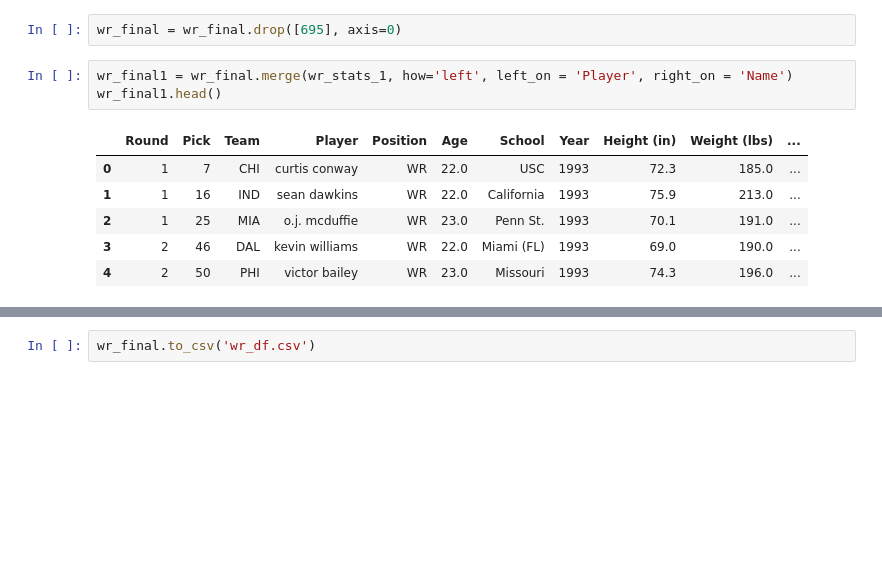
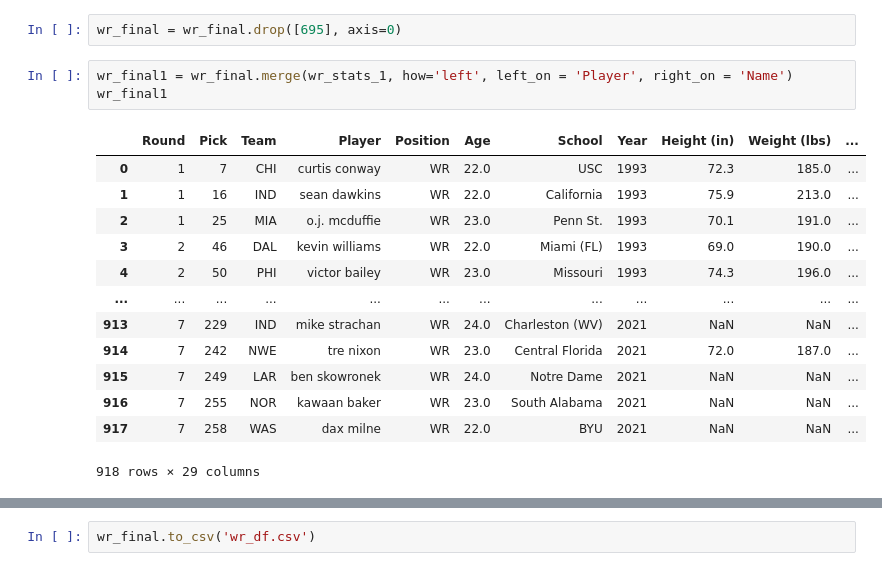
Before and after one commit to billysco/CapstoneFFProject, a Jupyter notebook: Main.ipynb, the cells around one changed output, grey strips where cells are left out. Cells and saved outputs as stored; diff of their text form; blank space fills up the shorter version.

```diff
--- a/Main.ipynb
+++ b/Main.ipynb
@@ -927,11 +972,18 @@ wr_final.iloc[747, wr_final.columns.get_loc("Player")] = "mike thomas southern m
 wr_final = wr_final.drop([695], axis=0)
 # %%
 wr_final1 = wr_final.merge(wr_stats_1, how='left', left_on = 'Player', right_on = 'Name')
-wr_final1.head()
+wr_final1
 # %% [output]
 |  | Round | Pick | Team | Player | Position | Age | School | Year | Height (in) | Weight (lbs) | ... |
 | 0 | 1 | 7 | CHI | curtis conway | WR | 22.0 | USC | 1993 | 72.3 | 185.0 | ... |
 | 1 | 1 | 16 | IND | sean dawkins | WR | 22.0 | California | 1993 | 75.9 | 213.0 | ... |
 | 2 | 1 | 25 | MIA | o.j. mcduffie | WR | 23.0 | Penn St. | 1993 | 70.1 | 191.0 | ... |
 | 3 | 2 | 46 | DAL | kevin williams | WR | 22.0 | Miami (FL) | 1993 | 69.0 | 190.0 | ... |
 | 4 | 2 | 50 | PHI | victor bailey | WR | 23.0 | Missouri | 1993 | 74.3 | 196.0 | ... |
+| ... | ... | ... | ... | ... | ... | ... | ... | ... | ... | ... | ... |
+| 913 | 7 | 229 | IND | mike strachan | WR | 24.0 | Charleston (WV) | 2021 | NaN | NaN | ... |
+| 914 | 7 | 242 | NWE | tre nixon | WR | 23.0 | Central Florida | 2021 | 72.0 | 187.0 | ... |
+| 915 | 7 | 249 | LAR | ben skowronek | WR | 24.0 | Notre Dame | 2021 | NaN | NaN | ... |
+| 916 | 7 | 255 | NOR | kawaan baker | WR | 23.0 | South Alabama | 2021 | NaN | NaN | ... |
+| 917 | 7 | 258 | WAS | dax milne | WR | 22.0 | BYU | 2021 | NaN | NaN | ... |
+918 rows × 29 columns
```
Also changed, not shown: parts of 11 cells of this notebook, 4 other files.
